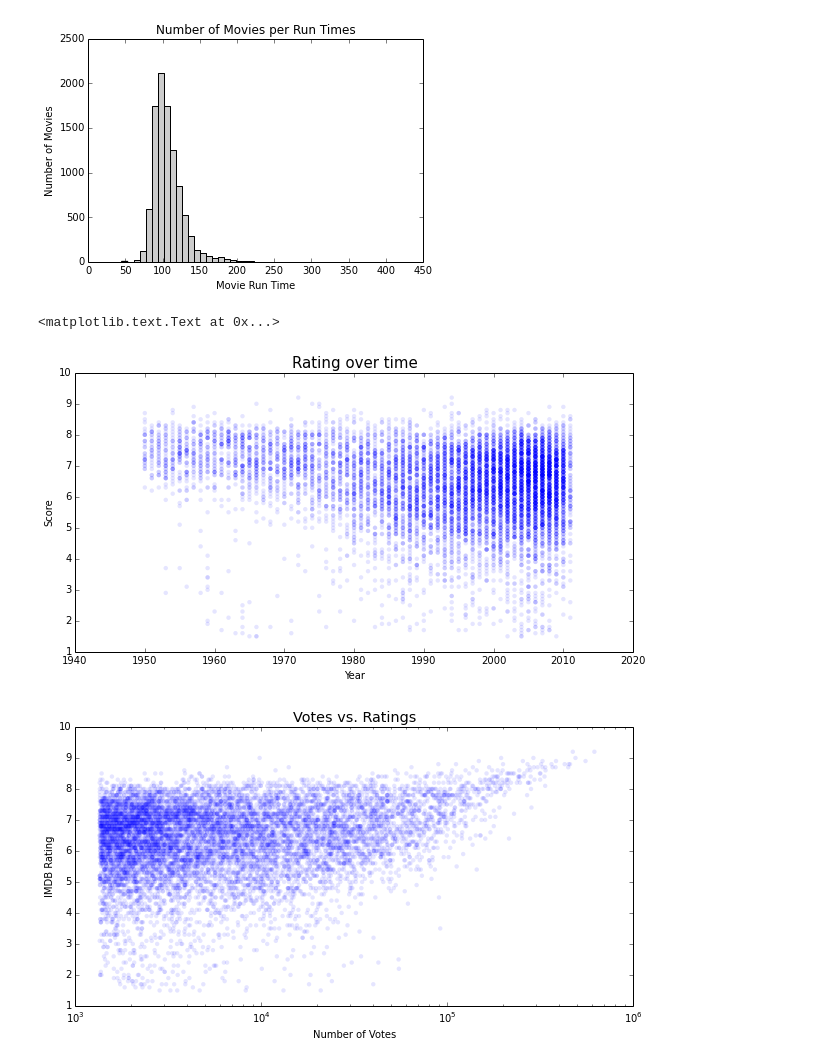
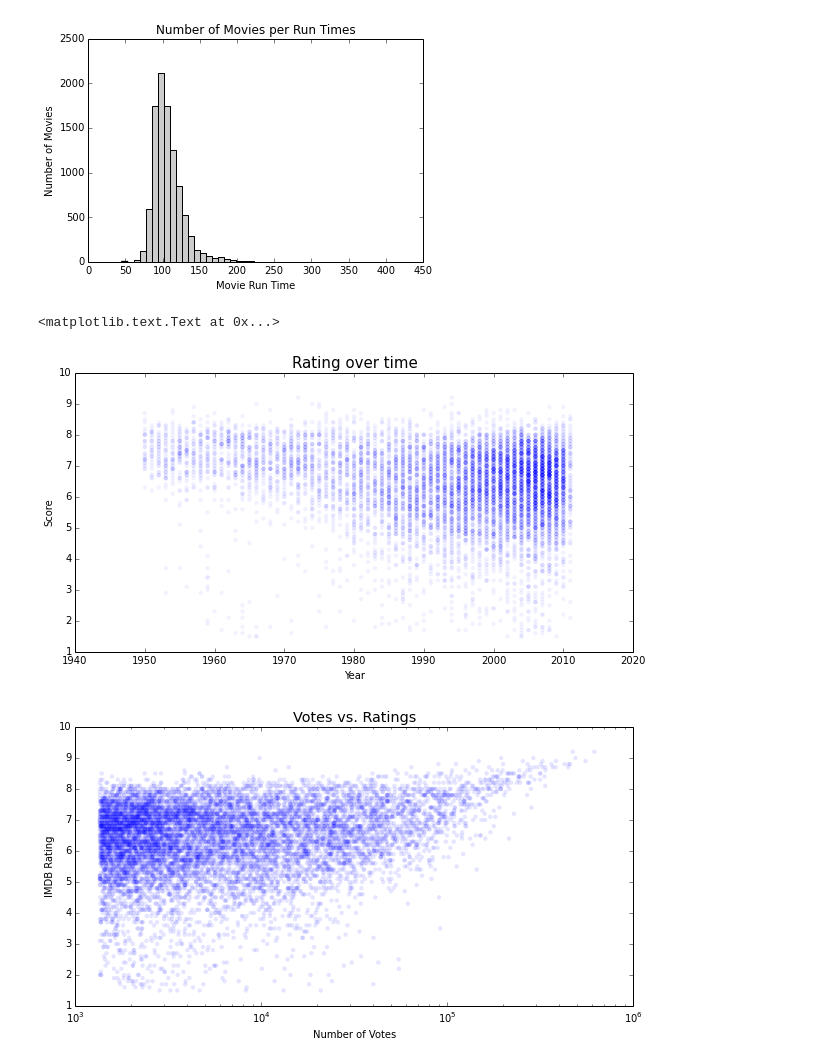
Before and after one commit to datadave/GADS9-NYC-Spring2014-Lectures, a Jupyter notebook: lessons/lesson05_EDA/explore_consumerpreference.ipynb, the cells around one changed output. Drawn from its saved outputs; the diff is of its cells as text; code cells hidden in the pictures.

```diff
--- a/lessons/lesson05_EDA/explore_consumerpreference.ipynb
+++ b/lessons/lesson05_EDA/explore_consumerpreference.ipynb
@@ -143,13 +163,13 @@ plt.title('Number of Movies per Run Times')
 # %%
 #hmm, more bad, recent movies. Real, or a selection bias?
 plt.figure(figsize=(10,5))
-plt.scatter(data.year, data.score, lw=0, alpha=.1)
+plt.scatter(data.year, data.score, lw=0, alpha=.05)
 plt.xlabel("Year")
 plt.ylabel("Score")
 plt.title("Rating over time",fontsize='15')
 # %% [output]
 <matplotlib.text.Text at 0x...>
-[figure, old version]
+[figure, new version]
 # %%
 plt.figure(figsize=(10,5))
 plt.scatter(data.votes, data.score, lw=0, alpha=.1)
```
Also changed, not shown: parts of 5 cells of this notebook, 9 other files.
